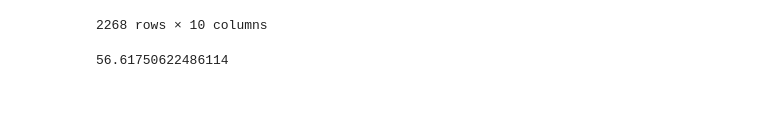
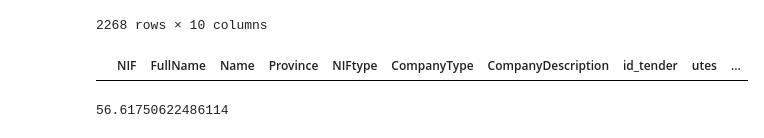
Before and after one commit to nextprocurement/NP-Company-Process, a Jupyter notebook: ute_resolver/testing.ipynb, the cells around one changed output. Cells and saved outputs as stored; diff of their text form; code cells hidden in the pictures; blank space fills up the shorter version.

```diff
--- a/ute_resolver/testing.ipynb
+++ b/ute_resolver/testing.ipynb
@@ -464,7 +484,7 @@ print(utes_matching)
 # %% [output]
 38.70905956713273
 # %%
-df_not_in_utes_enriched1 = pd.read_parquet(pathlib.Path("data/utes_spark.parquet"))
+df_not_in_utes_enriched1 = pd.read_parquet(pathlib.Path("../data/utes_spark.parquet"))
 df_not_in_utes_enriched1["utes_length"] = df_not_in_utes_enriched1["utes"].apply(len)
 filtered = df_not_in_utes_enriched1[(df_not_in_utes_enriched1.utes_length>0)]
 filtered
@@ -482,6 +502,10 @@ filtered
 | 262002 | a62186556 | vodafone ono s.a.u. | vodafone ono | Barcelona | CIF | s.a. | Sociedades anónimas | [https://contrataciondelestado.es... | [u.t.e. vodafone españa s.a.u. vo... | ... |
 | 262010 | b36746584 | xestion ambiental de contratas s.l. | xestion ambiental de contratas | Pontevedra | CIF | s.l. | Sociedades de responsabilidad lim... | [https://contrataciondelestado.es... | [u.t.e. xestion ambiental de cont... | ... |
 2268 rows × 10 columns
+# %%
+filtered[filtered['FullName'].str.contains("novadays")]
+# %% [output]
+|  | NIF | FullName | Name | Province | NIFtype | CompanyType | CompanyDescription | id_tender | utes | ... |
 # %%
 utes_found = [ute for el in filtered.utes.values.tolist() for ute in el]
 utes_matching = (len(list(set(utes_found))) / len(df_utes)) * 100
```
Also changed, not shown: parts of 13 cells of this notebook, 3 other files.
